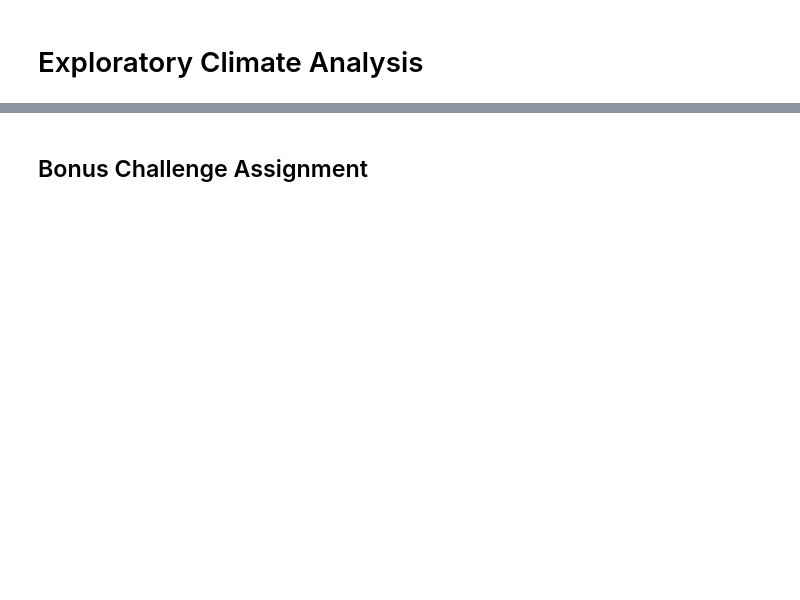
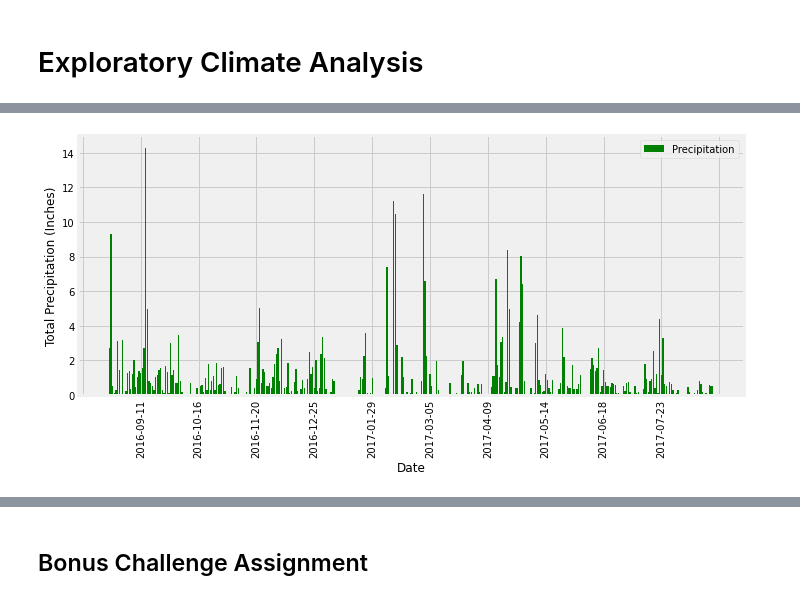
Before and after one commit to vjuliana/SQLAlchemy-Challenge, a Jupyter notebook: climate_starter.ipynb, the cells around one changed output, grey strips where cells are left out. Drawn from its saved outputs; the diff is of its cells as text; code cells hidden in the pictures; blank space fills up the shorter version.

```diff
--- a/climate_starter.ipynb
+++ b/climate_starter.ipynb
@@ -29,2 +69,3 @@ engine = create_engine("sqlite:///Resources/hawaii.sqlite")
 # %%
 # Create our session (link) from Python to the DB
+session = Session(engine)
@@ -44,0 +79,10 @@ engine = create_engine("sqlite:///Resources/hawaii.sqlite")
+# %%
+# Calculate the date 1 year ago from the last data point in the database
+
+# Last data point in the database
+last_date = session.query(Measurement.date).order_by(Measurement.date.desc()).first()
+# # last_date = 2017-08-23
+
+# 1 year data from last data point
+a_year_ago = dt.date(2017,8,23) - dt.timedelta(days=365)
+a_year_ago
@@ -44,0 +91,14 @@ engine = create_engine("sqlite:///Resources/hawaii.sqlite")
+# %%
+# Perform a query to retrieve the data and precipitation scores
+scores = session.query(Measurement.date, func.sum(Measurement.prcp)).\
+    filter(func.strftime("%Y-%m-%d", Measurement.date) >= a_year_ago).\
+        group_by(Measurement.date).\
+            order_by(Measurement.date).all()
+
+# scores
+# %%
+# Save the query results as a Pandas DataFrame and set the index to the date column
+# Sort the dataframe by date
+scores_df = pd.DataFrame(scores, columns = ['Date', 'Precipitation']).set_index(['Date']).sort_index(ascending = True)
+
+scores_df.head()
@@ -45,2 +113,23 @@ engine = create_engine("sqlite:///Resources/hawaii.sqlite")
+# %%
+# Use Pandas Plotting with Matplotlib to plot the data
+fig, ax = plt.subplots(figsize=[10,5])
+ax.bar(scores_df.index.values, scores_df['Precipitation'], color= "green" , label = 'Precipitation')
+
+# importing additional packages
+import matplotlib.dates as mdates
+
+
+plt.ylim(0, 15)
+ax.xaxis.set_major_locator(mdates.WeekdayLocator(interval=5))
+plt.xticks(rotation='vertical')
+
+plt.xlabel('Date')
+plt.ylabel('Total Precipitation (Inches)')
+# plt.title()
+ax.legend()
+plt.tight_layout()
+plt.show()
+# %% [output]
+[figure, added]
 # %%
 # Use Pandas to calcualte the summary statistics for the precipitation data
```
Also changed, not shown: parts of 23 cells of this notebook.
